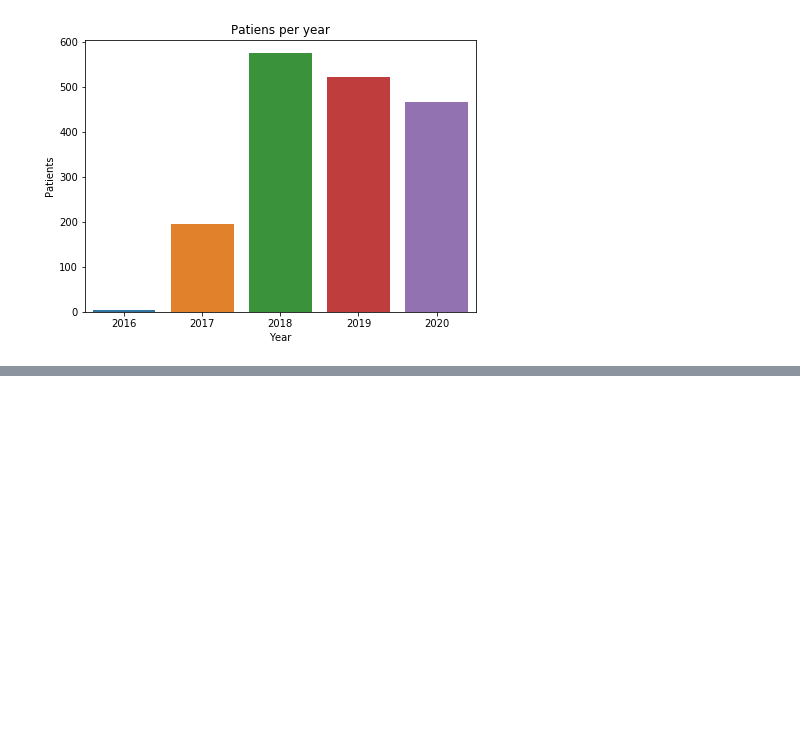
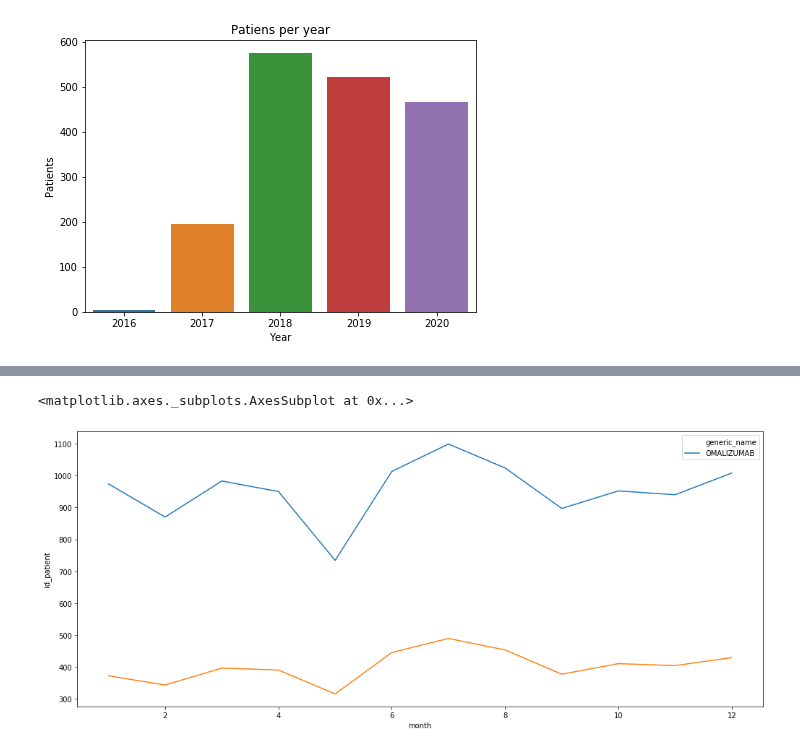
Before and after one commit to DS4A-T22/exploratory_data_analysis, a Jupyter notebook: EDA_Biological_medicines.ipynb, the cells around one changed output, grey strips where cells are left out. Cells and saved outputs as stored; diff of their text form; code cells hidden in the pictures; blank space fills up the shorter version.

```diff
--- a/EDA_Biological_medicines.ipynb
+++ b/EDA_Biological_medicines.ipynb
@@ -281,0 +352,12 @@ Text(0.5, 1.0, 'Patiens per year')
+# %%
+biom = Biological_Md1.groupby(['year','month','generic_name']).agg({'quantity':'sum'}).reset_index()
+biom2 = Biological_Md1.groupby(['year','month']).agg({'id_patient':'count'}).reset_index()
+biom
+plt.figure(figsize=(17,7))
+sns.lineplot(x='month', y='quantity', hue='generic_name', data=biom[biom['year']==2018])
+sns.lineplot(x='month', y='id_patient', data=biom2[biom2['year']==2018])
+
+#biom2
+# %% [output]
+<matplotlib.axes._subplots.AxesSubplot at 0x...>
+[figure, added]
```
Also changed, not shown: parts of 20 cells of this notebook, 2 other files.
